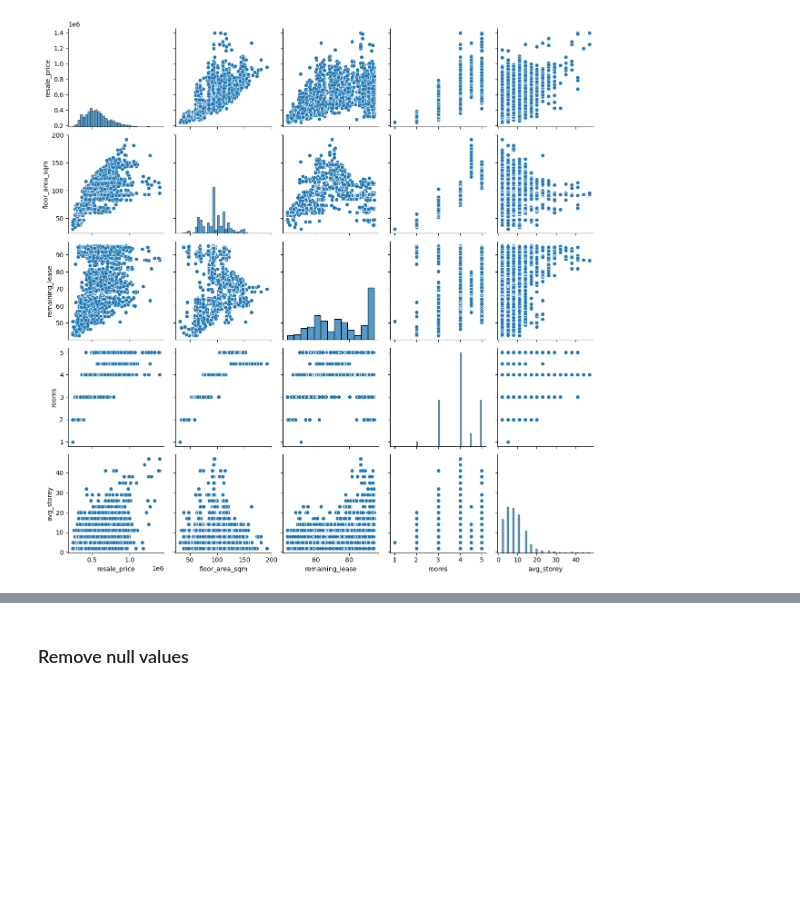
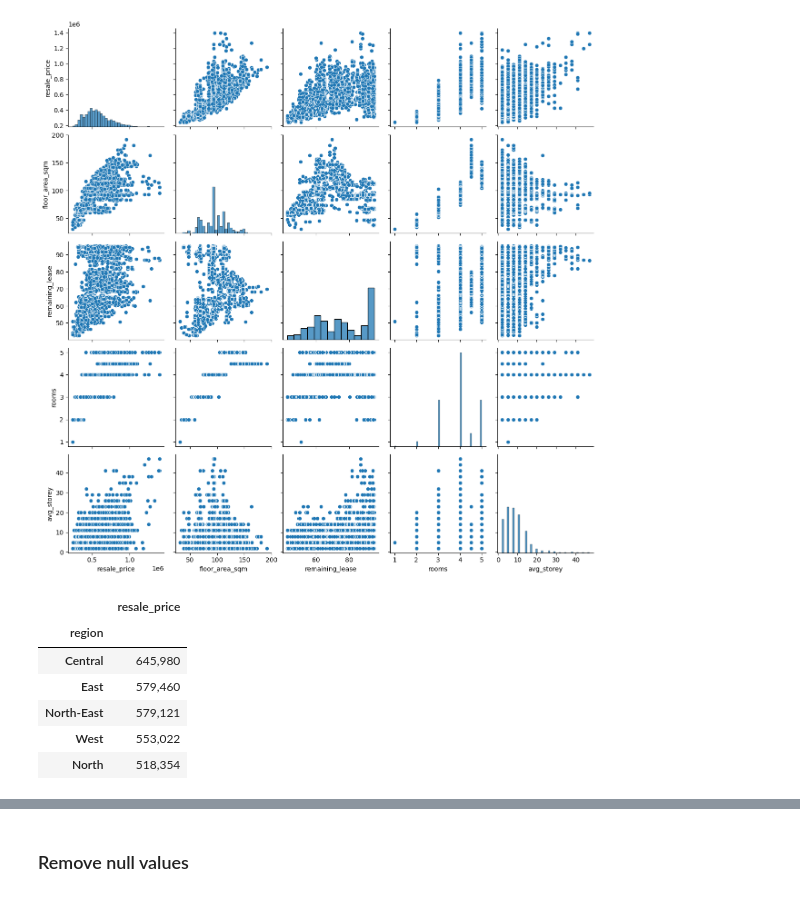
Before and after one commit to sienlonglim/ml_webapp, a Jupyter notebook: model_building.ipynb, the cells around one changed output, grey strips where cells are left out. Drawn from its saved outputs; the diff is of its cells as text; code cells hidden in the pictures; blank space fills up the shorter version.

```diff
--- a/model_building.ipynb
+++ b/model_building.ipynb
@@ -46,3 +46,15 @@ sns.pairplot(impt_features)
 plt.show()
 # %% [output]
 [figure]
+# %%
+region_prices = df.groupby(['region'])[['resale_price']].mean(numeric_only=True).sort_values(by='resale_price', ascending=False).style.format(precision=0, thousands=',')
+town_prices = df.groupby(['town'])[['resale_price']].mean(numeric_only=True).sort_values(by='resale_price')
+display(region_prices)
+# %% [output]
+|  | resale_price |
+| region |  |
+| Central | 645,980 |
+| East | 579,460 |
+| North-East | 579,121 |
+| West | 553,022 |
+| North | 518,354 |
```
Also changed, not shown: parts of 10 cells of this notebook.
